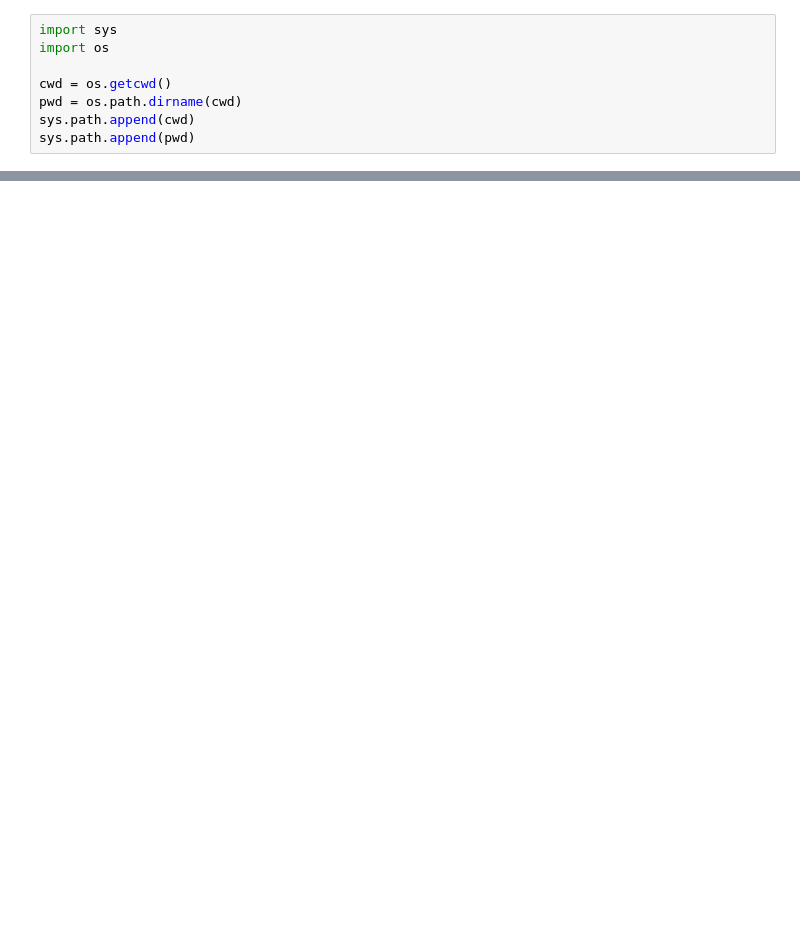
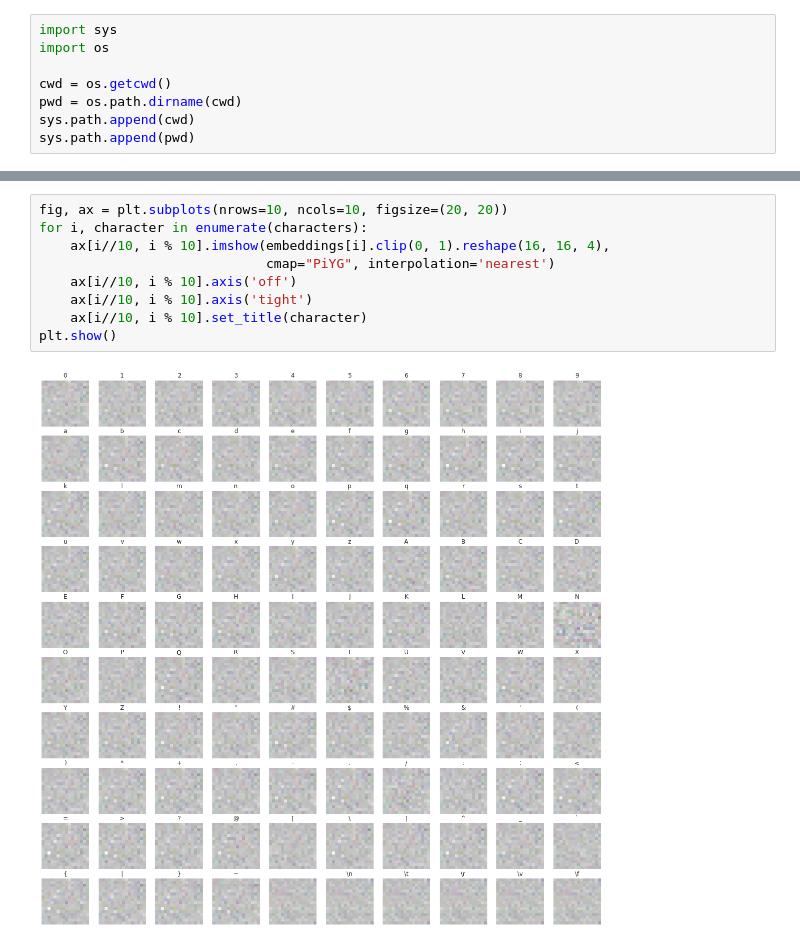
Before and after one commit to tmquan/textbundle, a Jupyter notebook: notebooks/char_embedding.ipynb, the cells around one changed output, grey strips where cells are left out. Drawn from its saved outputs; the diff is of its cells as text; blank space fills up the shorter version.

```diff
--- a/notebooks/char_embedding.ipynb
+++ b/notebooks/char_embedding.ipynb
@@ -93,0 +94,11 @@ NameError: name 'tokens' is not defined
+# %%
+fig, ax = plt.subplots(nrows=10, ncols=10, figsize=(20, 20))
+for i, character in enumerate(characters):
+    ax[i//10, i % 10].imshow(embeddings[i].clip(0, 1).reshape(16, 16, 4),
+                             cmap="PiYG", interpolation='nearest')
+    ax[i//10, i % 10].axis('off')
+    ax[i//10, i % 10].axis('tight')
+    ax[i//10, i % 10].set_title(character)
+plt.show()
+# %% [output]
+[figure, added]
```
Also changed, not shown: parts of 3 cells of this notebook.
